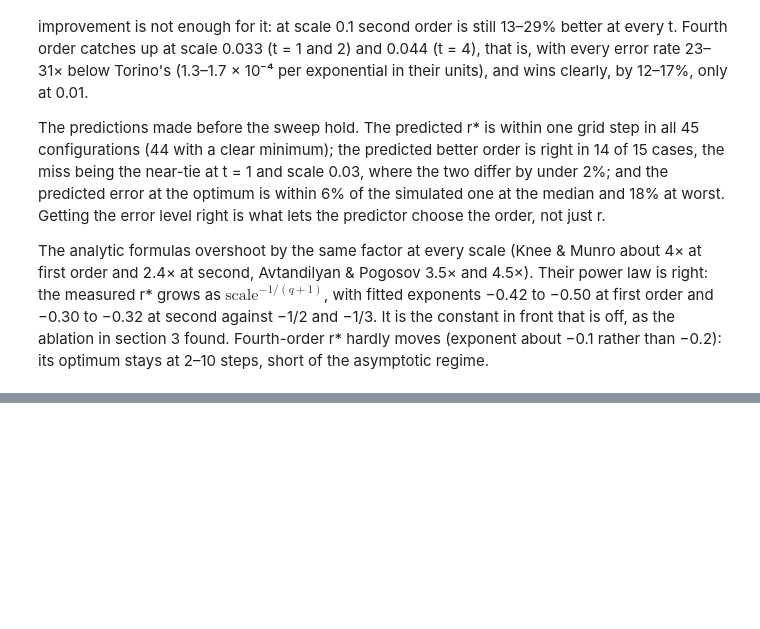
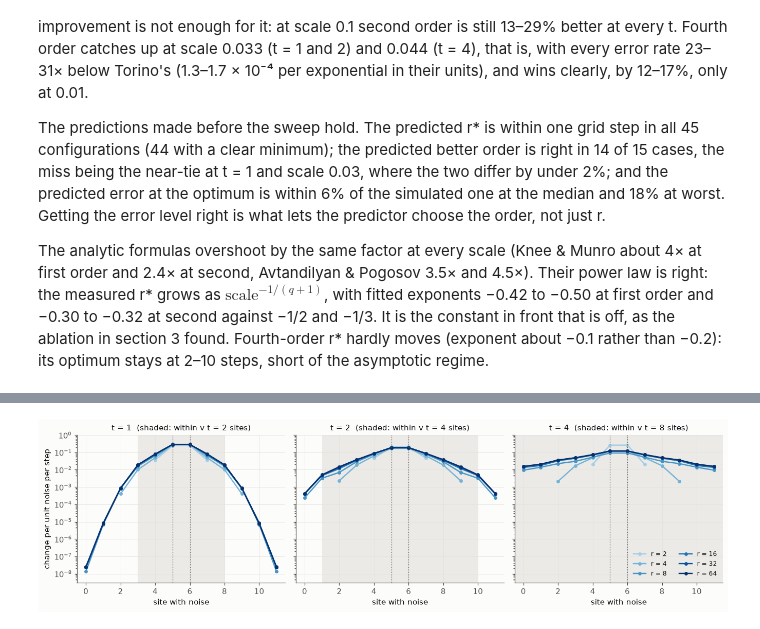
Before and after one commit to jayhsu0627/qtrotter, a Jupyter notebook: notebooks/trotter_under_noise.ipynb, the cells around one changed output, grey strips where cells are left out. Drawn from its saved outputs; the diff is of its cells as text; code cells hidden in the pictures; blank space fills up the shorter version.

```diff
--- a/notebooks/trotter_under_noise.ipynb
+++ b/notebooks/trotter_under_noise.ipynb
@@ -797,0 +901,6 @@ moves (exponent about −0.1 rather than −0.2): its optimum stays at 2–10 st
+# %%
+response = pd.read_csv(ROOT / "results/noise_response.csv")
+centre = ["Z5", "Z6", "X5", "X6", "Z5Z6", "X5X6"]
+plots.noise_reach(response, centre, order=1, save=FIG / "fig6_noise_reach.png");
+# %% [output]
+[figure, added]
```
Also changed, not shown: parts of 19 cells of this notebook, 20 other files.
